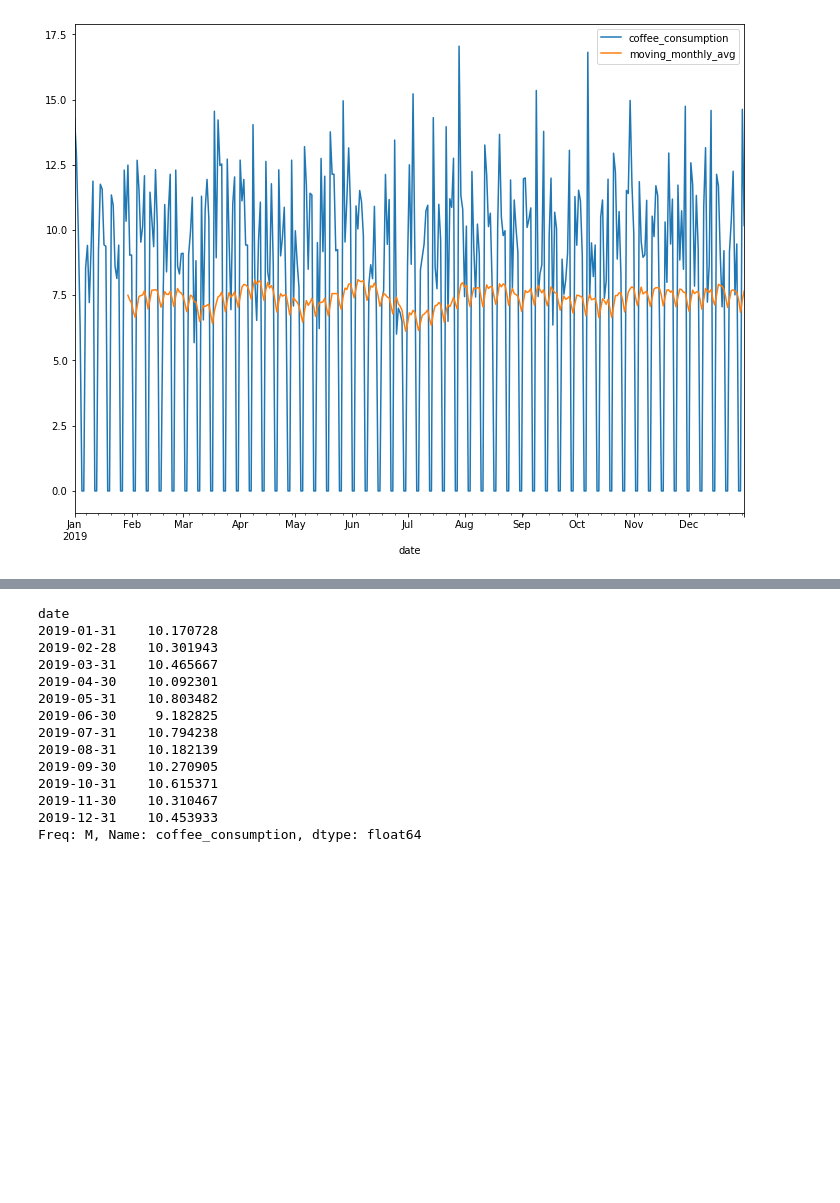
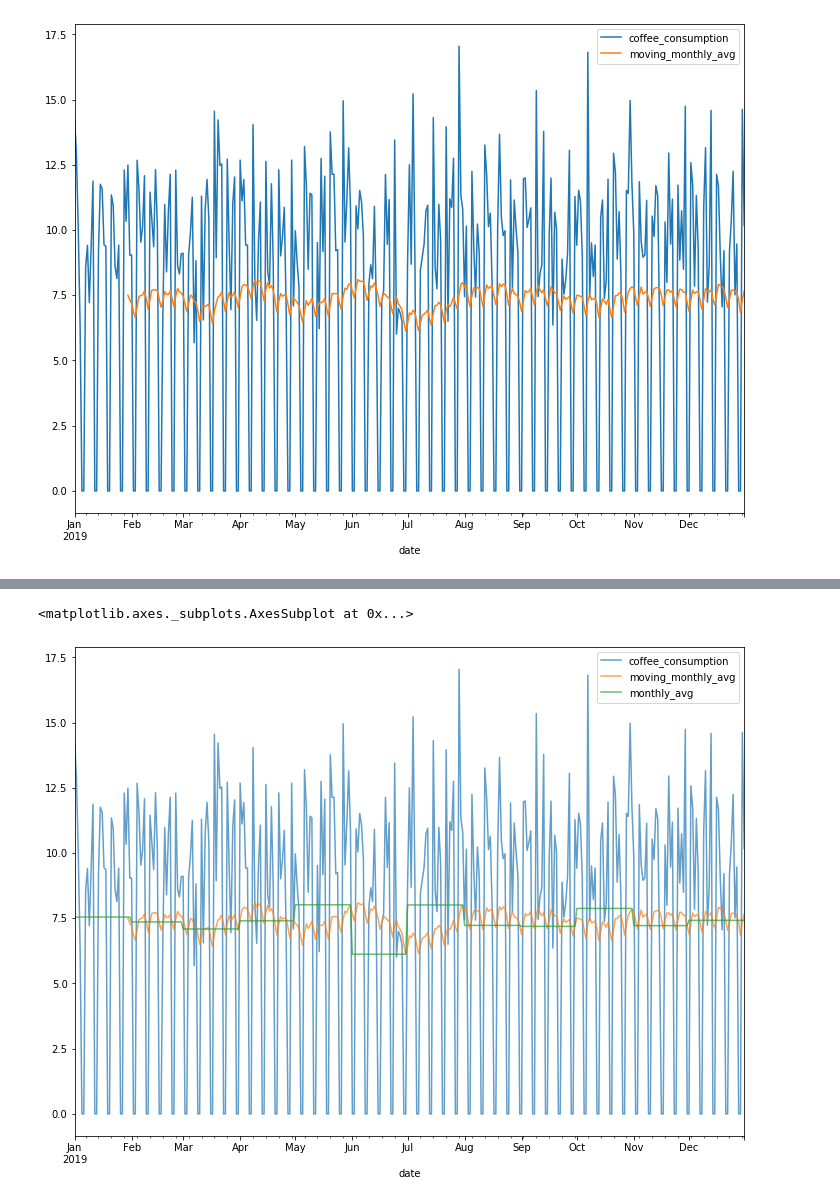
Before and after one commit to Jacqueline-A-Shay/ds-methodologies-exercises, a Jupyter notebook: time_series/2019-11-14_note.ipynb, the cells around one changed output, grey strips where cells are left out. Cells and saved outputs as stored; diff of their text form; code cells hidden in the pictures; blank space fills up the shorter version.

```diff
--- a/time_series/Untitled1.ipynb
+++ b/time_series/2019-11-14_note.ipynb
@@ -405,17 +409,9 @@ df.resample('M').coffee_consumption.mean().plot()
-# %%
-df.coffee_consumption.resample('M').mean()
-# %% [output]
-date
-2019-01-31    10.170728
-2019-02-28    10.301943
-2019-03-31    10.465667
-2019-04-30    10.092301
-2019-05-31    10.803482
-2019-06-30     9.182825
-2019-07-31    10.794238
-2019-08-31    10.182139
-2019-09-30    10.270905
-2019-10-31    10.615371
-2019-11-30    10.310467
-2019-12-31    10.453933
-Freq: M, Name: coffee_consumption, dtype: float64
+# %%
+(df.asfreq('D')
+ .fillna(0)
+ .assign(moving_monthly_avg=lambda df: df.coffee_consumption.rolling(30).mean())
+ .assign(monthly_avg=lambda df: df.coffee_consumption.resample('M').transform('mean'))
+ .plot(alpha=.7))
+# %% [output]
+<matplotlib.axes._subplots.AxesSubplot at 0x...>
+[figure, added]
```
Also changed, not shown: parts of 3 cells of this notebook.
